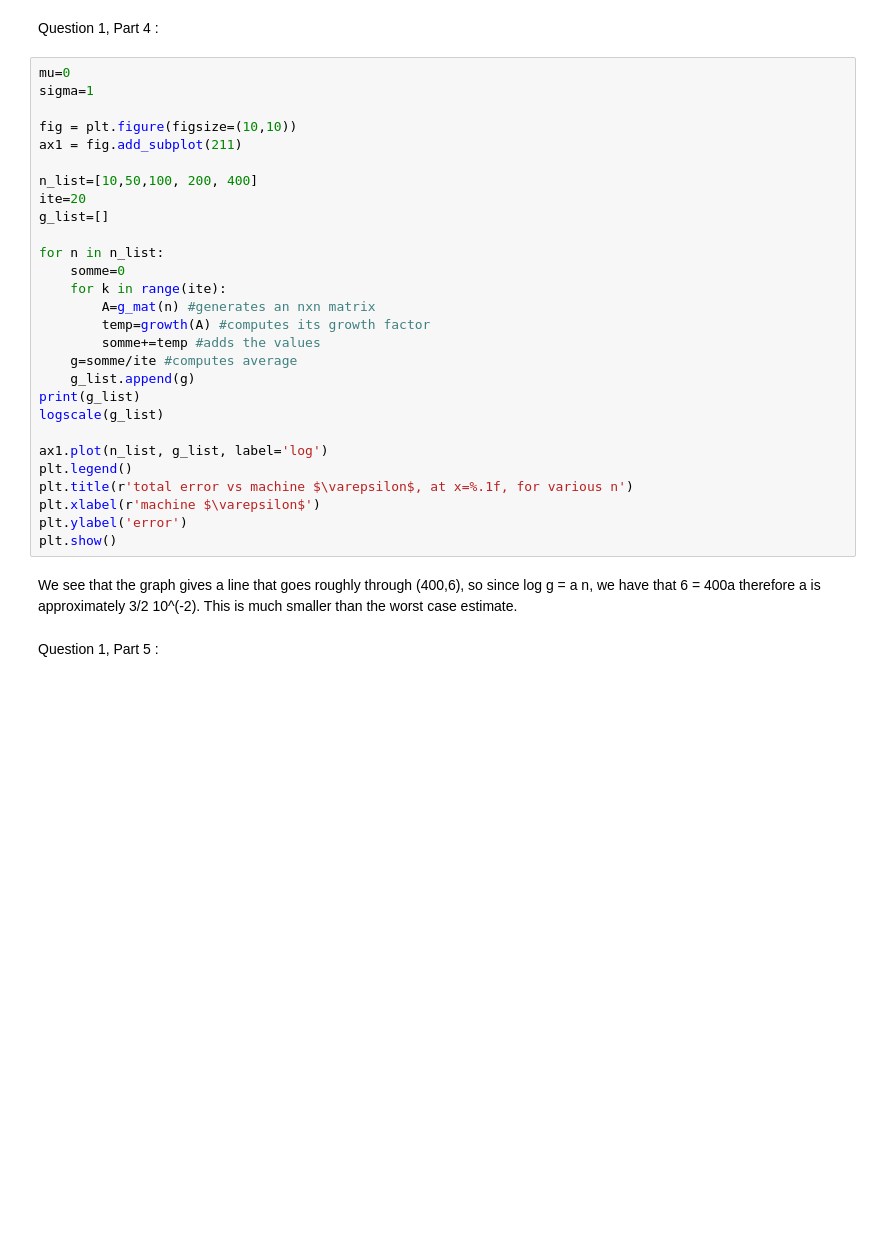
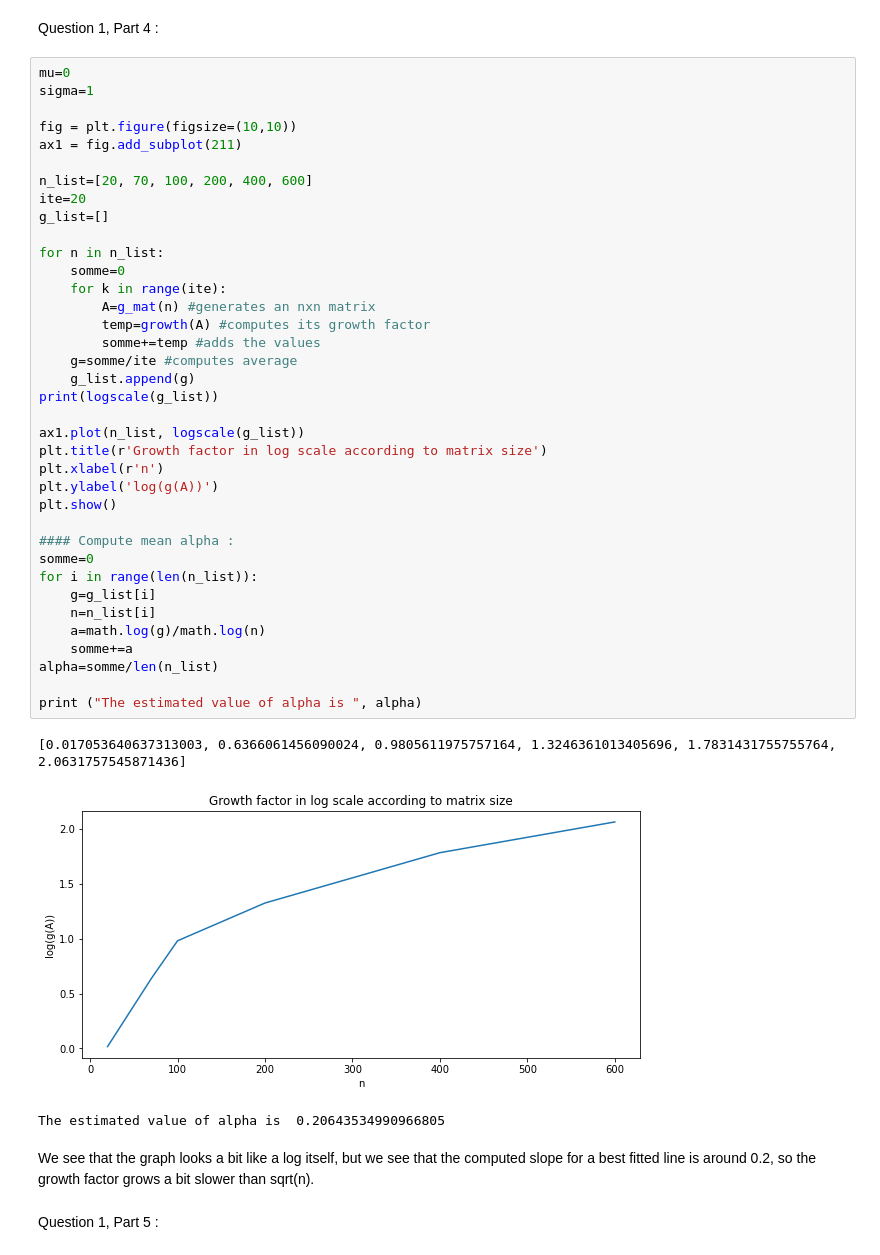
Before and after one commit to LelandaisPauline/MATH578, a Jupyter notebook: MATH578 Lab 1.ipynb, the cells around one changed output. Drawn from its saved outputs; the diff is of its cells as text; blank space fills up the shorter version.

```diff
--- a/MATH578 Lab 1.ipynb
+++ b/MATH578 Lab 1.ipynb
@@ -283,33 +283,46 @@ Question 1, Part 4 :
 # %%
 mu=0
 sigma=1
 
 fig = plt.figure(figsize=(10,10))
 ax1 = fig.add_subplot(211)
 
-n_list=[10,50,100, 200, 400]
+n_list=[20, 70, 100, 200, 400, 600]
 ite=20
 g_list=[]
 
 for n in n_list:
     somme=0
     for k in range(ite):
         A=g_mat(n) #generates an nxn matrix
         temp=growth(A) #computes its growth factor
         somme+=temp #adds the values
     g=somme/ite #computes average
     g_list.append(g)
-print(g_list)
-logscale(g_list)
+print(logscale(g_list))
 
-ax1.plot(n_list, g_list, label='log')
-plt.legend()
-plt.title(r'total error vs machine $\varepsilon$, at x=%.1f, for various n')
-plt.xlabel(r'machine $\varepsilon$')
-plt.ylabel('error')
+ax1.plot(n_list, logscale(g_list))
+plt.title(r'Growth factor in log scale according to matrix size')
+plt.xlabel(r'n')
+plt.ylabel('log(g(A))')
 plt.show()
+
+#### Compute mean alpha :
+somme=0
+for i in range(len(n_list)):
+    g=g_list[i]
+    n=n_list[i]
+    a=math.log(g)/math.log(n)
+    somme+=a
+alpha=somme/len(n_list)
+
+print ("The estimated value of alpha is ", alpha)
+# %% [output]
+[0.017053640637313003, 0.6366061456090024, 0.9805611975757164, 1.3246361013405696, 1.7831431755755764, 2.0631757545871436]
+[figure, added]
+The estimated value of alpha is  0.20643534990966805
-# %% [markdown]
-We see that the graph gives a line that goes roughly through (400,6), so since log g = a n, we have that 6 = 400a therefore a is approximately 3/2 10^(-2). This is much smaller than the worst case estimate.
+# %% [markdown]
+We see that the graph looks a bit like a log itself, but we see that the computed slope for a best fitted line is around 0.2, so the growth factor grows a bit slower than sqrt(n).
 # %% [markdown]
 Question 1, Part 5 :
 # %%
```
Also changed, not shown: parts of 2 cells of this notebook.
